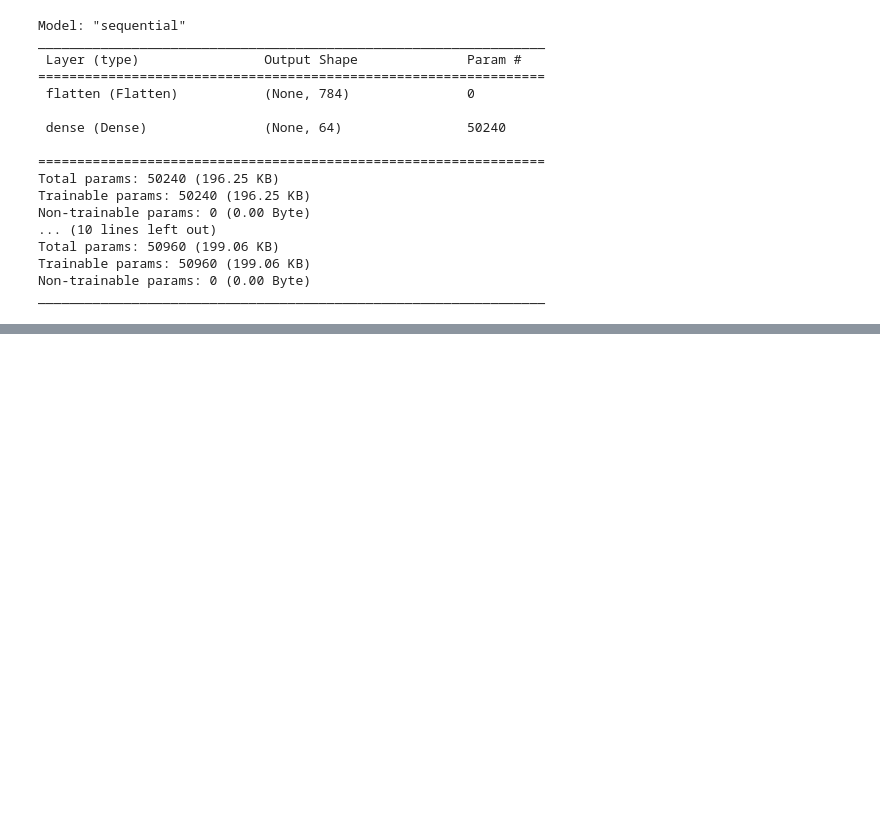
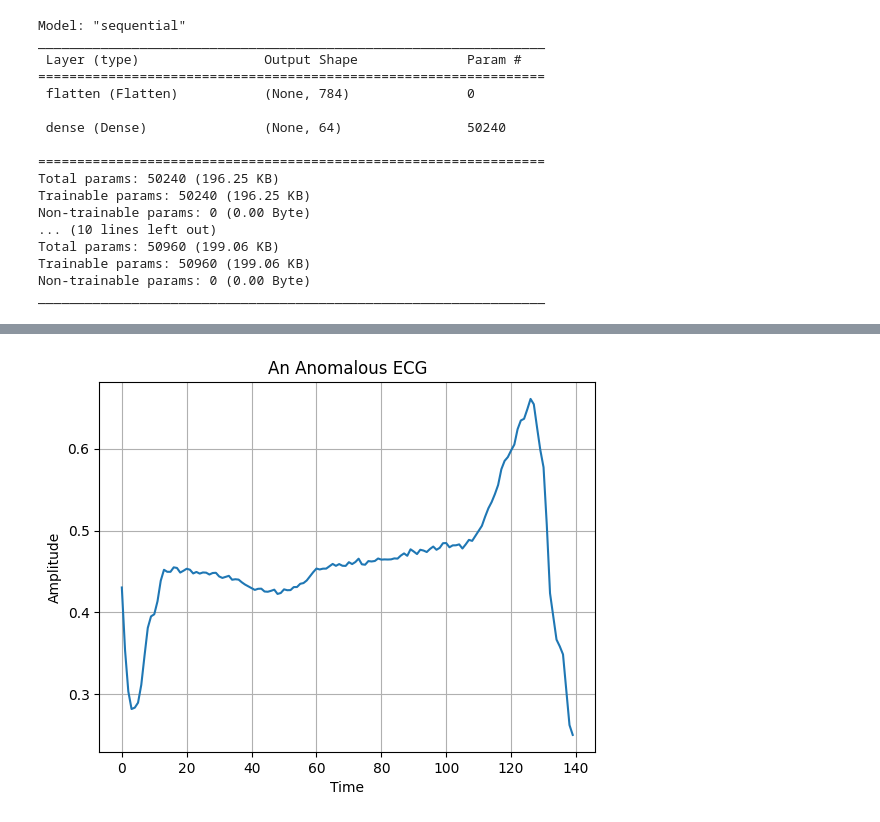
Before and after one commit to Amirhatamian/ML-, a Jupyter notebook: ML.ipynb, the cells around one changed output, grey strips where cells are left out. Cells and saved outputs as stored; diff of their text form; code cells hidden in the pictures; blank space fills up the shorter version.

```diff
--- a/ML.ipynb
+++ b/ML.ipynb
@@ -126,0 +282,9 @@ decoded_imgs = autoencoder.decoder(encoded_imgs).numpy()
+# %%
+plt.grid()
+plt.plot(np.arange(140), anomalous_train_data[0])
+plt.title("An Anomalous ECG")
+plt.xlabel("Time")
+plt.ylabel("Amplitude")
+plt.show()
+# %% [output]
+[figure, added]
```
Also changed, not shown: parts of 23 cells of this notebook.
